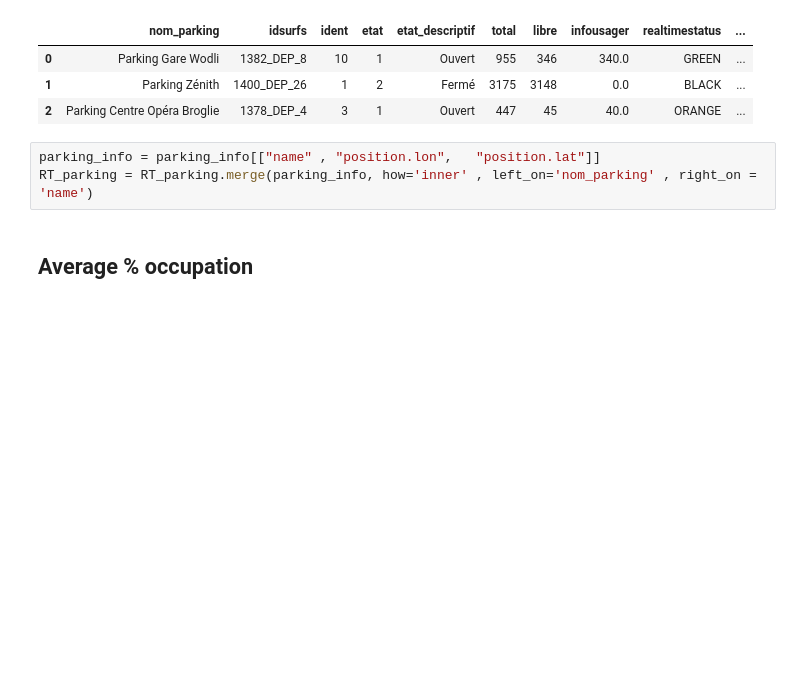
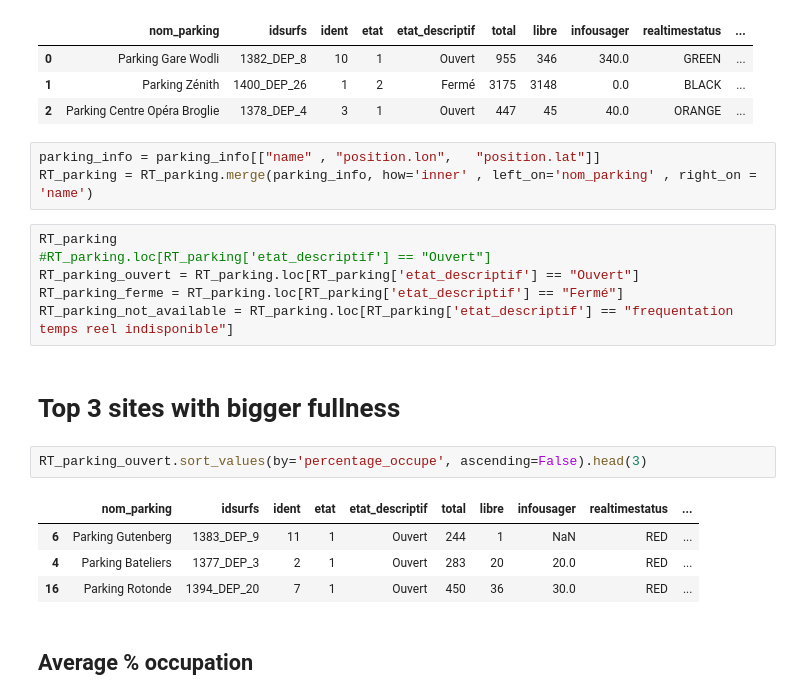
Before and after one commit to morgancab/Dashboard_strasbourg_parking, a Jupyter notebook: APi_parking_rouen.ipynb, the cells around one changed output. Cells and saved outputs as stored; diff of their text form; blank space fills up the shorter version.

```diff
--- a/APi_parking_rouen.ipynb
+++ b/APi_parking_rouen.ipynb
@@ -49,6 +67,21 @@ RT_parking.head(3)
 # %%
 parking_info = parking_info[["name" , "position.lon",	"position.lat"]]
 RT_parking = RT_parking.merge(parking_info, how='inner' , left_on='nom_parking' , right_on = 'name')
+# %%
+RT_parking
+#RT_parking.loc[RT_parking['etat_descriptif'] == "Ouvert"]
+RT_parking_ouvert = RT_parking.loc[RT_parking['etat_descriptif'] == "Ouvert"]
+RT_parking_ferme = RT_parking.loc[RT_parking['etat_descriptif'] == "Fermé"]
+RT_parking_not_available = RT_parking.loc[RT_parking['etat_descriptif'] == "frequentation temps reel indisponible"]
+# %% [markdown]
+# Top 3 sites with bigger fullness
+# %%
+RT_parking_ouvert.sort_values(by='percentage_occupe', ascending=False).head(3)
+# %% [output]
+|  | nom_parking | idsurfs | ident | etat | etat_descriptif | total | libre | infousager | realtimestatus | ... |
+| 6 | Parking Gutenberg | 1383_DEP_9 | 11 | 1 | Ouvert | 244 | 1 | NaN | RED | ... |
+| 4 | Parking Bateliers | 1377_DEP_3 | 2 | 1 | Ouvert | 283 | 20 | 20.0 | RED | ... |
+| 16 | Parking Rotonde | 1394_DEP_20 | 7 | 1 | Ouvert | 450 | 36 | 30.0 | RED | ... |
 # %% [markdown]
 ## Average % occupation
 # %%
```
Also changed, not shown: parts of 10 cells of this notebook, 1 other file.
